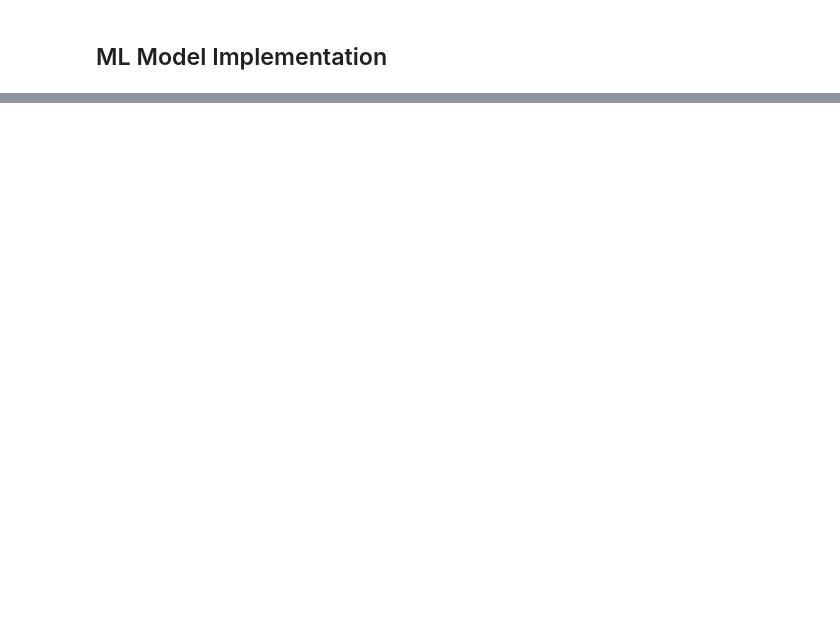
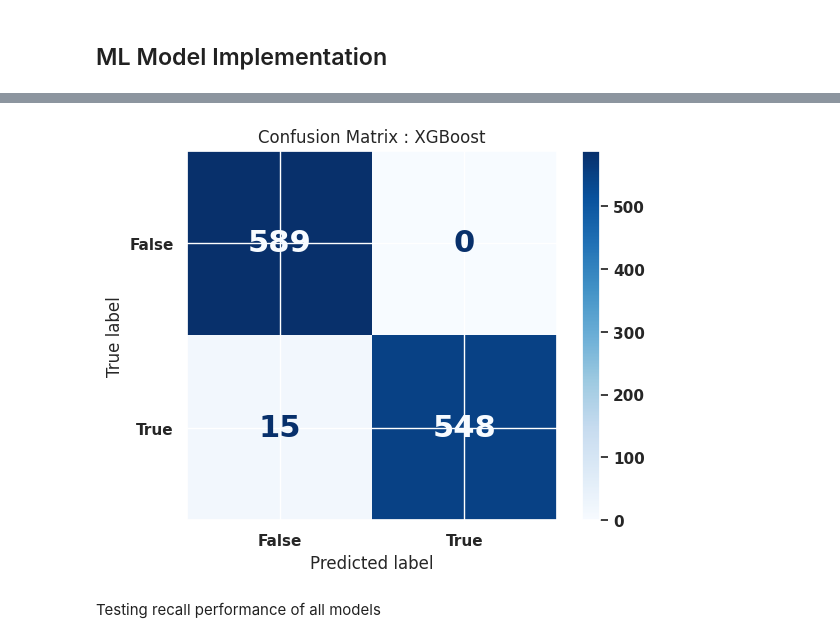
Before and after one commit to sidpatondikar/Capstone-Cardiovascular-Risk-Prediction, a Jupyter notebook: Cardiovasuclar_Risk_Prediction.ipynb, the cells around one changed output, grey strips where cells are left out. Cells and saved outputs as stored; diff of their text form; code cells hidden in the pictures; blank space fills up the shorter version.

```diff
--- a/Cardiovasuclar_Risk_Prediction.ipynb
+++ b/Cardiovasuclar_Risk_Prediction.ipynb
@@ -863,0 +1187,8 @@ array([[0.85903291, 1.        , 0.        , ..., 0.46258189, 0.44528099,
+# %%
+xgb = xgb.XGBClassifier()
+
+xgb.fit(X_train,y_train)
+
+y_train_pred = xgb.predict(X_train)
+
+y_test_pred = xgb.predict(X_test)
@@ -863,0 +1208,9 @@ array([[0.85903291, 1.        , 0.        , ..., 0.46258189, 0.44528099,
+# %%
+# using gridsearchcv to find best parameters
+xgb_params = {'min_samples_split':np.arange(0.1,1,0.1),
+             'min_samples_leaf':np.arange(0.1,0.6,0.1)}
+
+
+xgb_gridsearch = GridSearchCV(xgb,xgb_params,cv=3,scoring='recall')
+xgb_gridsearch.fit(X_smote,y_smote)
+print(xgb_gridsearch.best_params_)
@@ -863,0 +1249,14 @@ array([[0.85903291, 1.        , 0.        , ..., 0.46258189, 0.44528099,
+# %%
+xgb_grid = xgb_gridsearch.best_estimator_
+
+y_train_pred = xgb_grid.predict(X_train)
+
+y_test_pred = xgb_grid.predict(X_test)
+
+#Training Recall Score
+xgb_train_recall = get_recall(y_train, y_train_pred)
+print(f'Train Recall : {xgb_train_recall}')
+
+#Test Recall Score
+xgb_test_recall = get_recall(y_test, y_test_pred)
+print(f'Test Recall : {xgb_test_recall}')
@@ -863,0 +1278,15 @@ array([[0.85903291, 1.        , 0.        , ..., 0.46258189, 0.44528099,
+# %%
+#Confusion Matrix
+lr_confusion_matrix = confusion_matrix(y_test,y_test_pred)
+cm_display = cmd(lr_confusion_matrix, display_labels=['False','True'])
+font = {'family' : 'DejaVu Sans',
+        'weight' : 'bold',
+        'size'   : 22}
+plt.rc('font', **font)
+cm_display.plot(cmap='Blues')
+plt.title('Confusion Matrix : XGBoost')
+plt.show()
+# %% [output]
+[figure, added]
+# %% [markdown]
+Testing recall performance of all models
```
Also changed, not shown: parts of 63 cells of this notebook.
